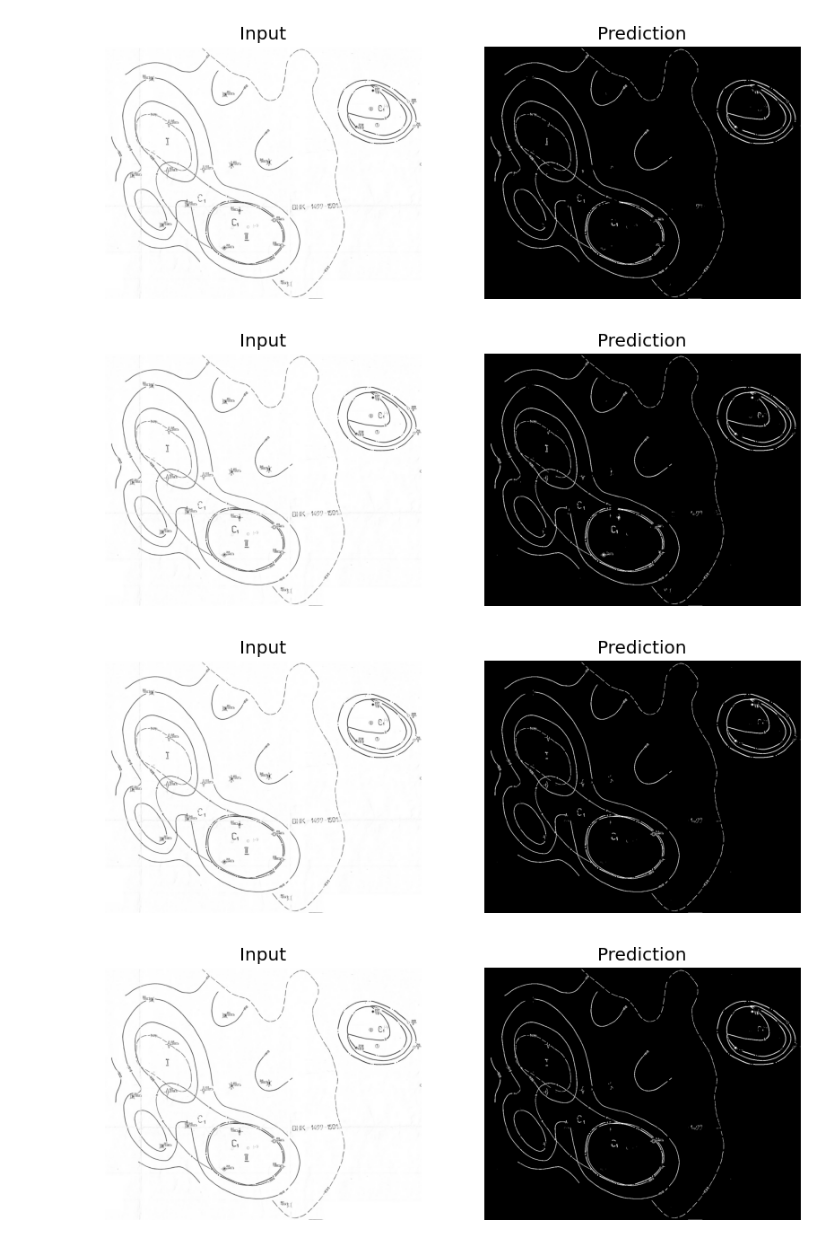
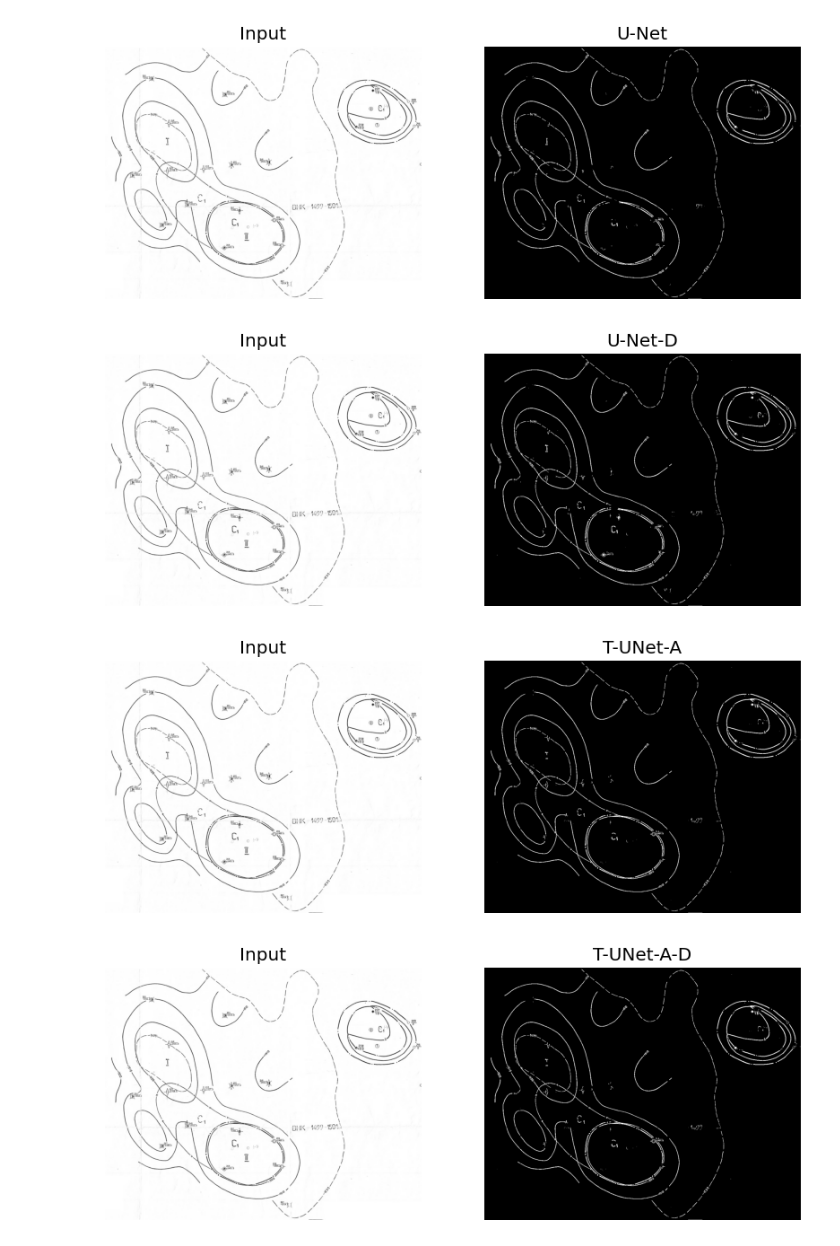
Before and after one commit to nebrosarth/Raster-Map, a Jupyter notebook: Raster-Map-data-and-code/code/test_all.ipynb, the cells around one changed output. Saved outputs shown, nothing was run; the diff lists cells and outputs as text; code cells hidden in the pictures.

Commit message:
test_all.ipynb models evaluation

```diff
--- a/Raster-Map-data-and-code/code/test_all.ipynb
+++ b/Raster-Map-data-and-code/code/test_all.ipynb
@@ -26,9 +22,14 @@ model_u_net = u_net('adam', (256, 256, 1), 'binary_crossentropy')
 # %%
 model_u_net.load_weights('../model/model-T_unet-maproad.h5')
 # %%
-model_u_net_d = u_net_d('adam', (256, 256, 1), 'binary_crossentropy')
+model_u_net_d = u_net_d('adam', (256, 256, 1), dice_loss)
 # %%
 model_u_net_d.load_weights('../model/model-T_unet_d-maproad.h5')
+# %%
+model_u_net_fc2d = u_net('adam', (256, 256, 1), dice_loss)
+# %%
+model_u_net_fc2d.load_weights('../model/model-T_unet-maproad-fc2d.weights.h5')
 # %%
-models = [model_u_net, model_u_net_d, model_t_unet_a, model_t_unet_a_d, model_t_unet_a_d_as]
+models_with_names = {'U-Net': model_u_net, 'U-Net-D': model_u_net_d, 'T-UNet-A': model_t_unet_a,
+                     'T-UNet-A-D': model_t_unet_a_d, 'T-UNet-A-D-AS': model_t_unet_a_d_as, 'U-Net-FC2D': model_u_net_fc2d}
 # %%
@@ -43,6 +44,6 @@ predict_image(image_path, model_t_unet_a)
 # %%
-for model in models:
-    predict_image(image_path, model)
+for name, model in models_with_names.items():
+    predict_image_and_plot(image_path, model, name)
 # %% [output]
 1/1 [==============================] - 2s 2s/step
 1/1 [==============================] - 2s 2s/step
@@ -52,4 +54,4 @@ for model in models:
-[figure, old version]
+[figure, new version]
-[figure, old version]
+[figure, new version]
-[figure, old version]
+[figure, new version]
-[figure, old version]
+[figure, new version]
```
Also changed, not shown: parts of 13 cells of this notebook, 7 other files.
